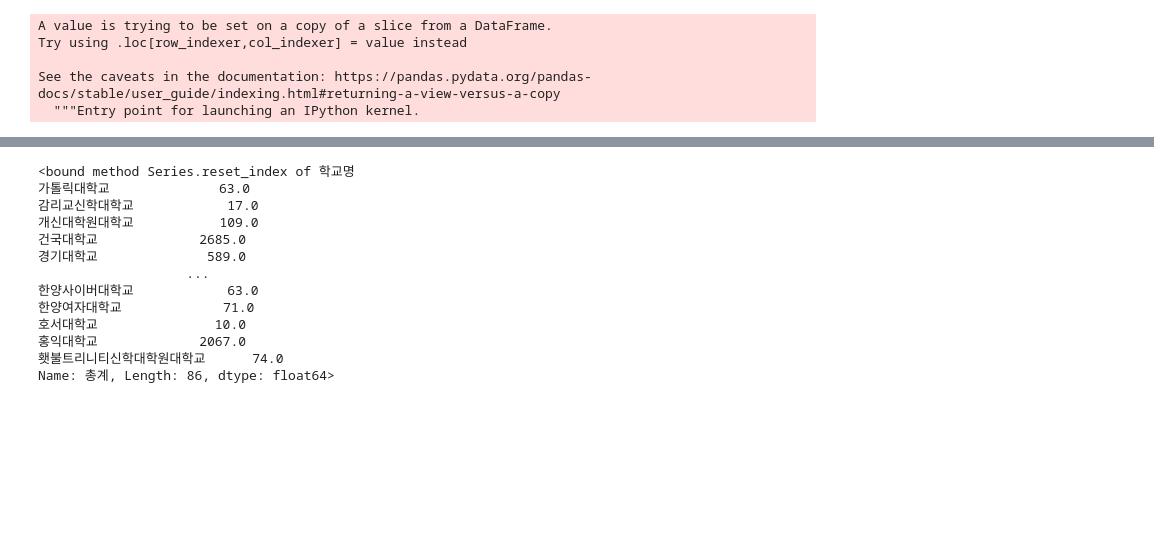
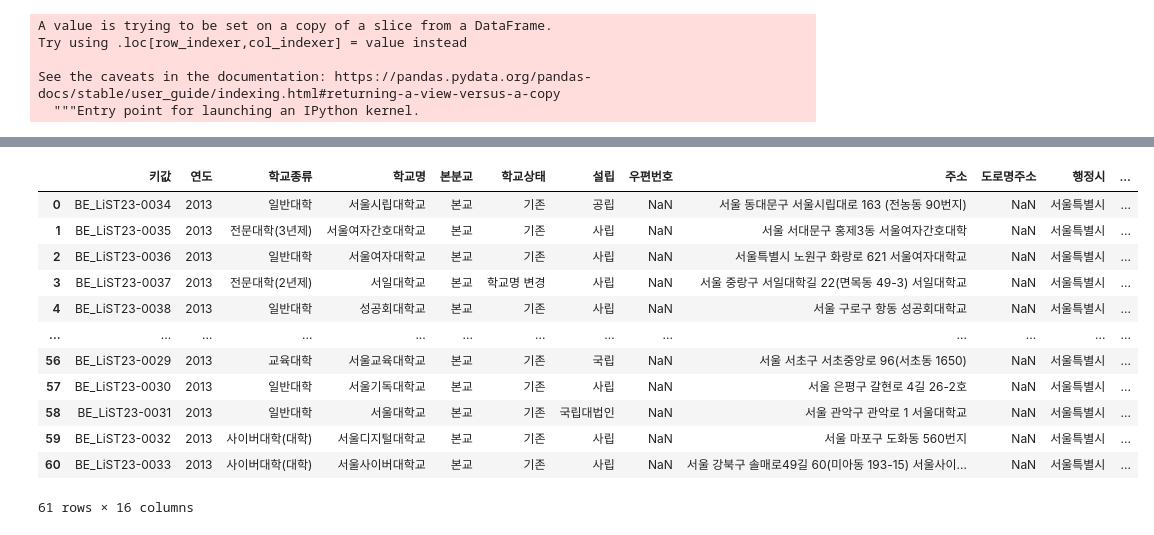
Before and after one commit to icehongsi/seoulresearch_project, a Jupyter notebook: 대학별 유학생 수.ipynb, the cells around one changed output, grey strips where cells are left out. Drawn from its saved outputs; the diff is of its cells as text; code cells hidden in the pictures; blank space fills up the shorter version.

```diff
--- a/대학별 유학생 수.ipynb
+++ b/대학별 유학생 수.ipynb
@@ -37,16 +51,0 @@ data = data.groupby("학교명")["총계"].sum().reset_index
-# %%
-data = data[]
-# %% [output]
-<bound method Series.reset_index of 학교명
-가톨릭대학교              63.0
-감리교신학대학교            17.0
-개신대학원대학교           109.0
-건국대학교             2685.0
-경기대학교              589.0
-                   ...
-한양사이버대학교            63.0
-한양여자대학교             71.0
-호서대학교               10.0
-홍익대학교             2067.0
-횃불트리니티신학대학원대학교      74.0
-Name: 총계, Length: 86, dtype: float64>
@@ -52,0 +54,16 @@ Name: 총계, Length: 86, dtype: float64>
+# %%
+univ
+# %% [output]
+|  | 키값 | 연도 | 학교종류 | 학교명 | 본분교 | 학교상태 | 설립 | 우편번호 | 주소 | 도로명주소 | 행정시 | ... |
+| 0 | BE_LiST23-0034 | 2013 | 일반대학 | 서울시립대학교 | 본교 | 기존 | 공립 | NaN | 서울 동대문구 서울시립대로 163 (전농동 90번지) | NaN | 서울특별시 | ... |
+| 1 | BE_LiST23-0035 | 2013 | 전문대학(3년제) | 서울여자간호대학교 | 본교 | 기존 | 사립 | NaN | 서울 서대문구 홍제3동 서울여자간호대학 | NaN | 서울특별시 | ... |
+| 2 | BE_LiST23-0036 | 2013 | 일반대학 | 서울여자대학교 | 본교 | 기존 | 사립 | NaN | 서울특별시 노원구 화랑로 621 서울여자대학교 | NaN | 서울특별시 | ... |
+| 3 | BE_LiST23-0037 | 2013 | 전문대학(2년제) | 서일대학교 | 본교 | 학교명 변경 | 사립 | NaN | 서울 중랑구 서일대학길 22(면목동 49-3) 서일대학교 | NaN | 서울특별시 | ... |
+| 4 | BE_LiST23-0038 | 2013 | 일반대학 | 성공회대학교 | 본교 | 기존 | 사립 | NaN | 서울 구로구 항동 성공회대학교 | NaN | 서울특별시 | ... |
+| ... | ... | ... | ... | ... | ... | ... | ... | ... | ... | ... | ... | ... |
+| 56 | BE_LiST23-0029 | 2013 | 교육대학 | 서울교육대학교 | 본교 | 기존 | 국립 | NaN | 서울 서초구 서초중앙로 96(서초동 1650) | NaN | 서울특별시 | ... |
+| 57 | BE_LiST23-0030 | 2013 | 일반대학 | 서울기독대학교 | 본교 | 기존 | 사립 | NaN | 서울 은평구 갈현로 4길 26-2호 | NaN | 서울특별시 | ... |
+| 58 | BE_LiST23-0031 | 2013 | 일반대학 | 서울대학교 | 본교 | 기존 | 국립대법인 | NaN | 서울 관악구 관악로 1 서울대학교 | NaN | 서울특별시 | ... |
+| 59 | BE_LiST23-0032 | 2013 | 사이버대학(대학) | 서울디지털대학교 | 본교 | 기존 | 사립 | NaN | 서울 마포구 도화동 560번지 | NaN | 서울특별시 | ... |
+| 60 | BE_LiST23-0033 | 2013 | 사이버대학(대학) | 서울사이버대학교 | 본교 | 기존 | 사립 | NaN | 서울 강북구 솔매로49길 60(미아동 193-15) 서울사이... | NaN | 서울특별시 | ... |
+61 rows × 16 columns
```
Also changed, not shown: parts of 5 cells of this notebook.
